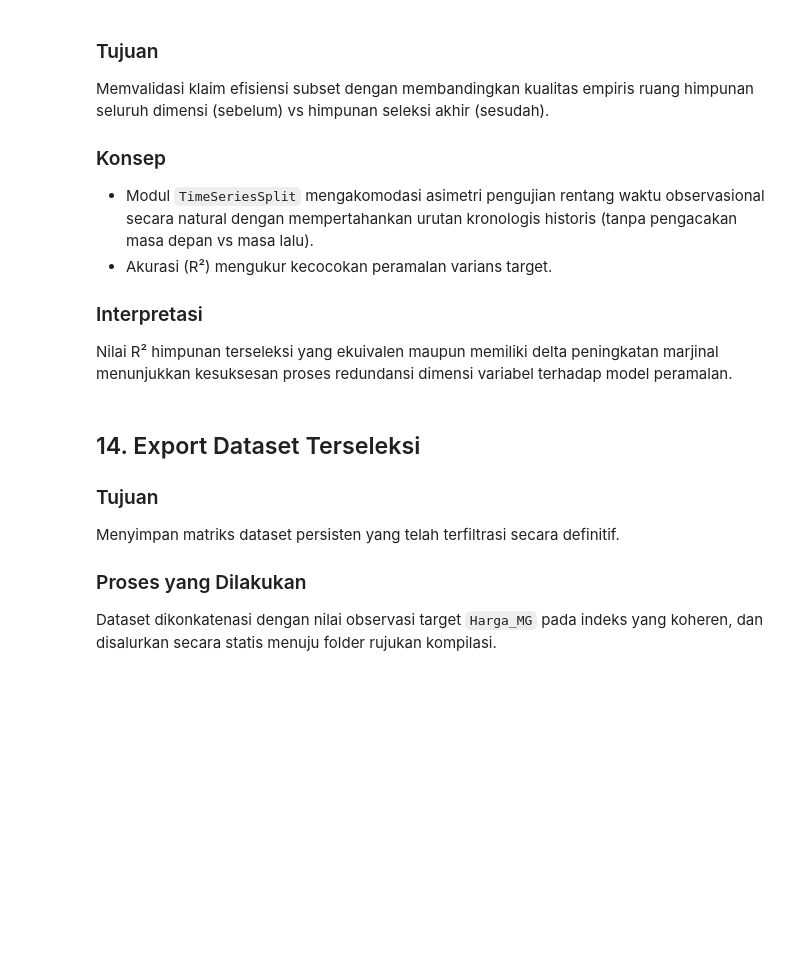
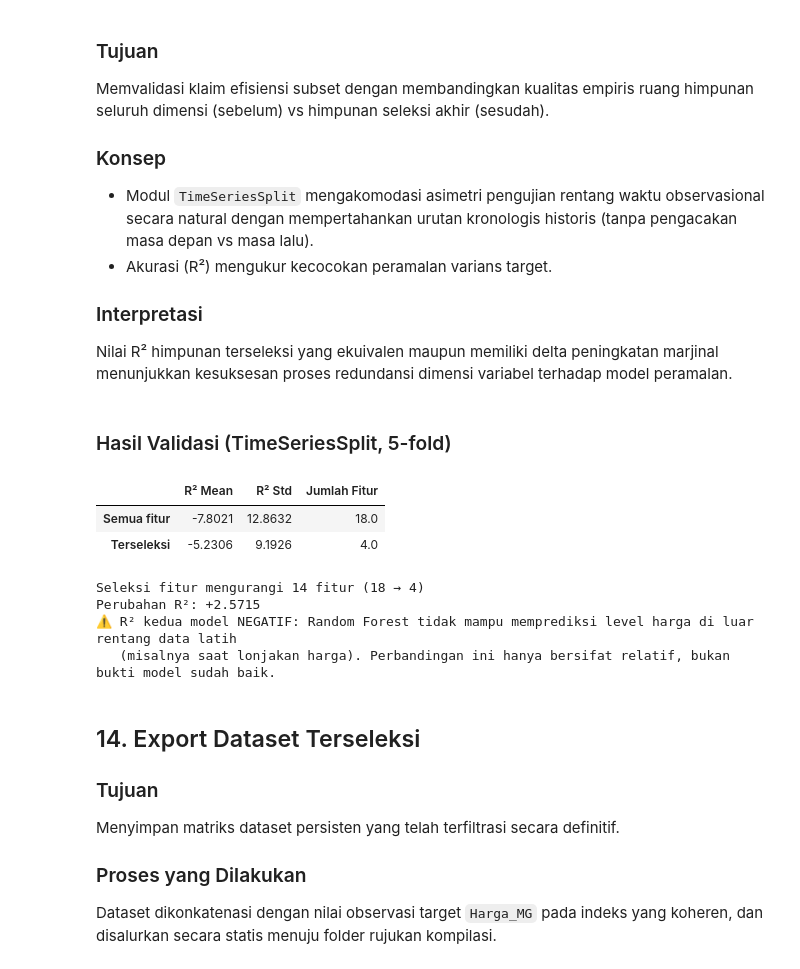
Before and after one commit to candragnawn/spike-oil-price-prediction, a Jupyter notebook: Tugas_Topik_7.ipynb, the cells around one changed output. Cells and saved outputs as stored; diff of their text form; code cells hidden in the pictures; blank space fills up the shorter version.

```diff
--- a/Tugas_Topik_7.ipynb
+++ b/Tugas_Topik_7.ipynb
@@ -556,25 +798,37 @@ Nilai R² himpunan terseleksi yang ekuivalen maupun memiliki delta peningkatan m
 # %%
 est = RandomForestRegressor(random_state=42)
 cv = TimeSeriesSplit(5)
 
 results = {}
 for name, cols in {"Semua fitur": X.columns.tolist(), "Terseleksi": selected}.items():
     scores = cross_val_score(est, X[cols], y, cv=cv, scoring="r2")
     results[name] = {"R² Mean": scores.mean(), "R² Std": scores.std(),
                      "Jumlah Fitur": len(cols)}
 
 result_df = pd.DataFrame(results).T
 display(Markdown("### Hasil Validasi (TimeSeriesSplit, 5-fold)"))
 display(result_df.round(4))
 
 diff = results["Terseleksi"]["R² Mean"] - results["Semua fitur"]["R² Mean"]
 fewer = len(X.columns) - len(selected)
 print(f"\nSeleksi fitur mengurangi {fewer} fitur ({len(X.columns)} → {len(selected)})")
 print(f"Perubahan R²: {diff:+.4f}")
-if diff >= -0.01:
+if max(r["R² Mean"] for r in results.values()) < 0:
+    print("⚠️ R² kedua model NEGATIF: Random Forest tidak mampu memprediksi level harga di luar rentang data latih")
+    print("   (misalnya saat lonjakan harga). Perbandingan ini hanya bersifat relatif, bukan bukti model sudah baik.")
+elif diff >= -0.01:
     print("✅ Performa terjaga/meningkat dengan fitur yang lebih sedikit!")
 else:
     print("⚠️ Ada penurunan performa, pertimbangkan untuk menambah fitur terpilih.")
+# %% [output]
+### Hasil Validasi (TimeSeriesSplit, 5-fold)
+|  | R² Mean | R² Std | Jumlah Fitur |
+| Semua fitur | -7.8021 | 12.8632 | 18.0 |
+| Terseleksi | -5.2306 | 9.1926 | 4.0 |
+Seleksi fitur mengurangi 14 fitur (18 → 4)
+Perubahan R²: +2.5715
+⚠️ R² kedua model NEGATIF: Random Forest tidak mampu memprediksi level harga di luar rentang data latih
+   (misalnya saat lonjakan harga). Perbandingan ini hanya bersifat relatif, bukan bukti model sudah baik.
 # %% [markdown]
 ## 14. Export Dataset Terseleksi
 
```
Also changed, not shown: parts of 15 cells of this notebook, 2 other files.
